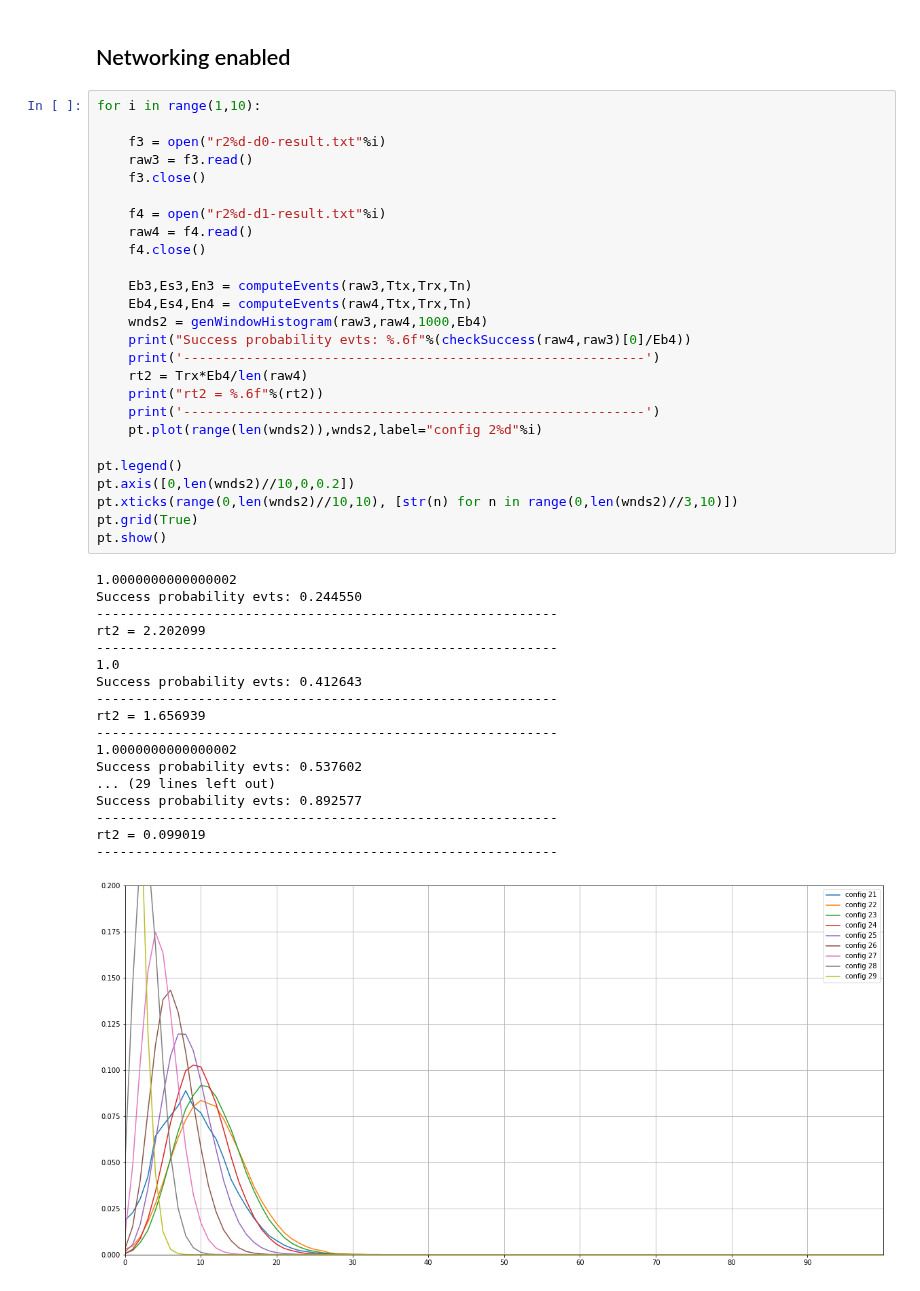
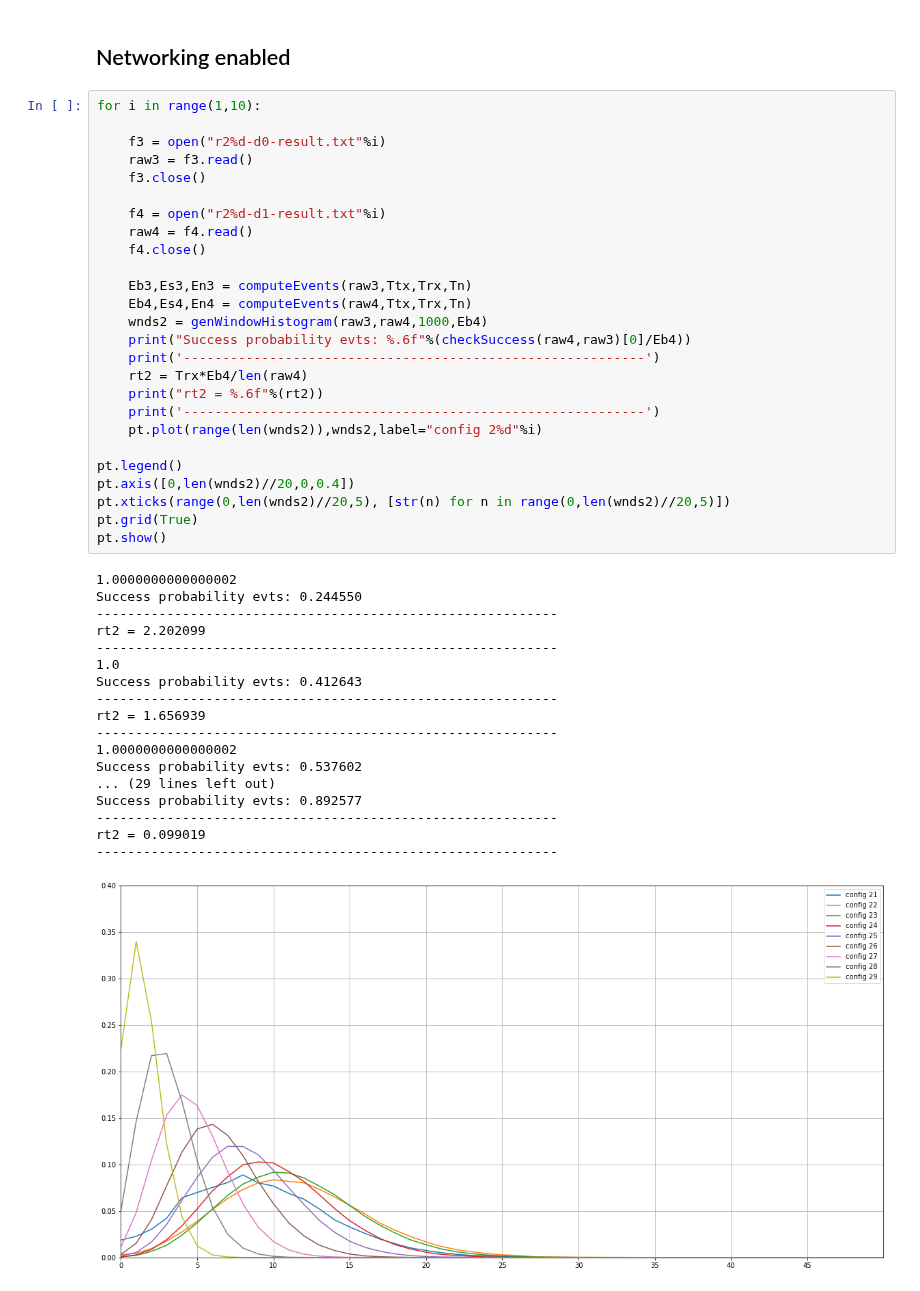
Before and after one commit to ingframin/BroadcastSimulation, a Jupyter notebook: results/success_distribution.ipynb, the cells around one changed output. Drawn from its saved outputs; the diff is of its cells as text.

```diff
--- a/results/success_distribution.ipynb
+++ b/results/success_distribution.ipynb
@@ -104,33 +104,33 @@ for i in range(1,10):
     Eb4,Es4,En4 = computeEvents(raw4,Ttx,Trx,Tn)
     wnds2 = genWindowHistogram(raw3,raw4,1000,Eb4)
     print("Success probability evts: %.6f"%(checkSuccess(raw4,raw3)[0]/Eb4))
     print('-----------------------------------------------------------')
     rt2 = Trx*Eb4/len(raw4)
     print("rt2 = %.6f"%(rt2))
     print('-----------------------------------------------------------')
     pt.plot(range(len(wnds2)),wnds2,label="config 2%d"%i)
 
 pt.legend()
-pt.axis([0,len(wnds2)//10,0,0.2])
-pt.xticks(range(0,len(wnds2)//10,10), [str(n) for n in range(0,len(wnds2)//3,10)])
+pt.axis([0,len(wnds2)//20,0,0.4])
+pt.xticks(range(0,len(wnds2)//20,5), [str(n) for n in range(0,len(wnds2)//20,5)])
 pt.grid(True)
 pt.show()
 # %% [output]
 1.0000000000000002
 Success probability evts: 0.244550
 -----------------------------------------------------------
 rt2 = 2.202099
 -----------------------------------------------------------
 1.0
 Success probability evts: 0.412643
 -----------------------------------------------------------
 rt2 = 1.656939
 -----------------------------------------------------------
 1.0000000000000002
 Success probability evts: 0.537602
 ... (29 lines left out)
 Success probability evts: 0.892577
 -----------------------------------------------------------
 rt2 = 0.099019
 -----------------------------------------------------------
-[figure, old version]
+[figure, new version]
```
Also changed, not shown: parts of 1 cell of this notebook, 1 other file.
